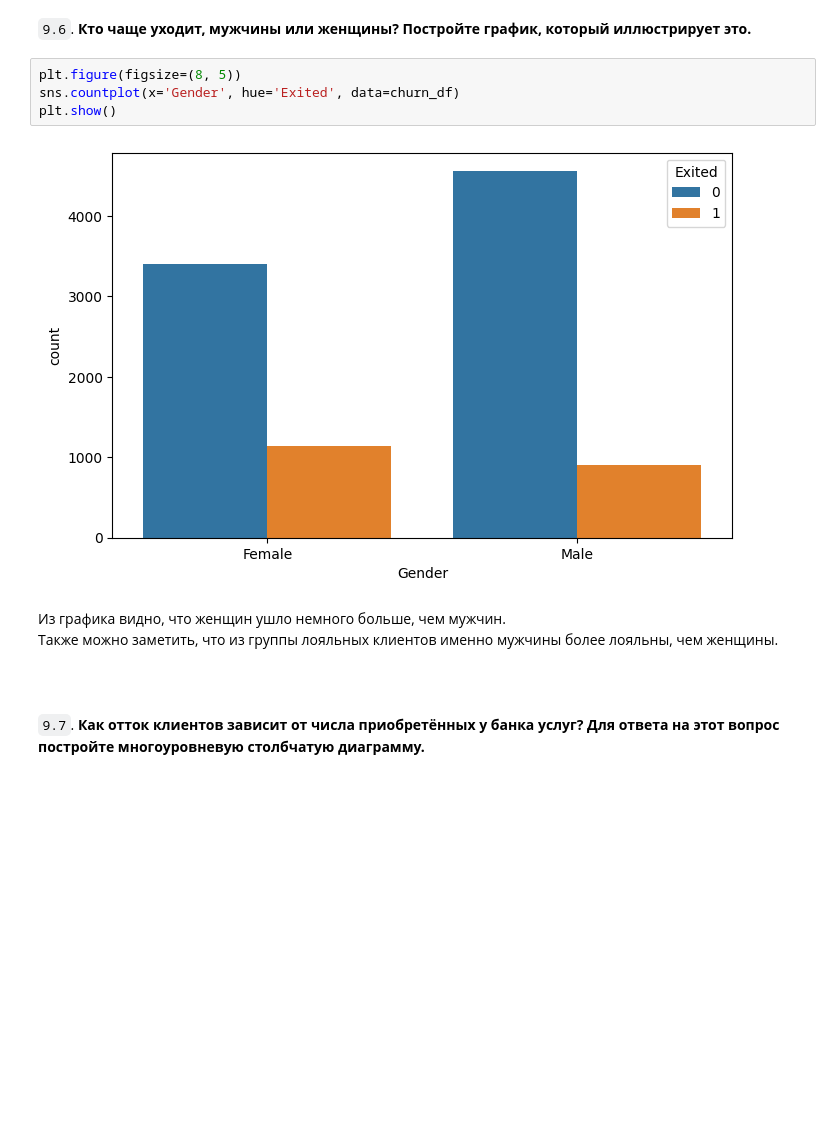
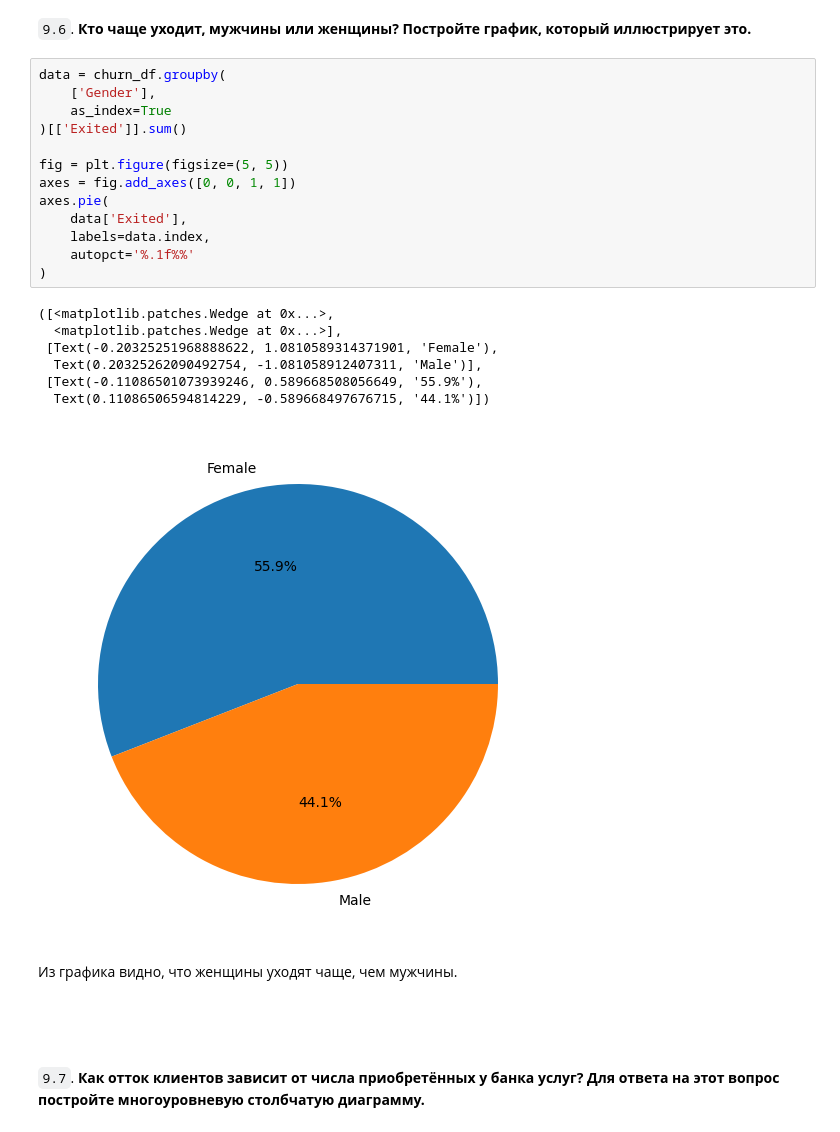
Before and after one commit to savspit/mipt_python_advanced2, a Jupyter notebook: homeworks/hw1/homework.ipynb, the cells around one changed output. Drawn from its saved outputs; the diff is of its cells as text; blank space fills up the shorter version.

```diff
--- a/homeworks/hw1/homework.ipynb
+++ b/homeworks/hw1/homework.ipynb
@@ -181,16 +181,30 @@ jointplot = sns.jointplot(
 <br><br><br>
 # %% [markdown]
 `9.6`. **Кто чаще уходит, мужчины или женщины? Постройте график, который иллюстрирует это.**
-# %%
-plt.figure(figsize=(8, 5))
-sns.countplot(x='Gender', hue='Exited', data=churn_df)
-plt.show()
-# %% [output]
-[figure, removed]
-# %% [markdown]
-Из графика видно, что женщин ушло немного больше, чем мужчин.<br>
-Также можно заметить, что из группы лояльных клиентов именно мужчины более лояльны, чем женщины.
-<br><br><br>
+# %%
+data = churn_df.groupby(
+    ['Gender'],
+    as_index=True
+)[['Exited']].sum()
+
+fig = plt.figure(figsize=(5, 5))
+axes = fig.add_axes([0, 0, 1, 1])
+axes.pie(
+    data['Exited'],
+    labels=data.index,
+    autopct='%.1f%%'
+)
+# %% [output]
+([<matplotlib.patches.Wedge at 0x...>,
+  <matplotlib.patches.Wedge at 0x...>],
+ [Text(-0.20325251968888622, 1.0810589314371901, 'Female'),
+  Text(0.20325262090492754, -1.081058912407311, 'Male')],
+ [Text(-0.11086501073939246, 0.589668508056649, '55.9%'),
+  Text(0.11086506594814229, -0.589668497676715, '44.1%')])
+[figure, added]
+# %% [markdown]
+Из графика видно, что женщины уходят чаще, чем мужчины.<br>
+<br><br><br>
 # %% [markdown]
 `9.7`. **Как отток клиентов зависит от числа приобретённых у банка услуг? Для ответа на этот вопрос постройте многоуровневую столбчатую диаграмму.**
 # %%
```
Also changed, not shown: parts of 3 cells of this notebook.
